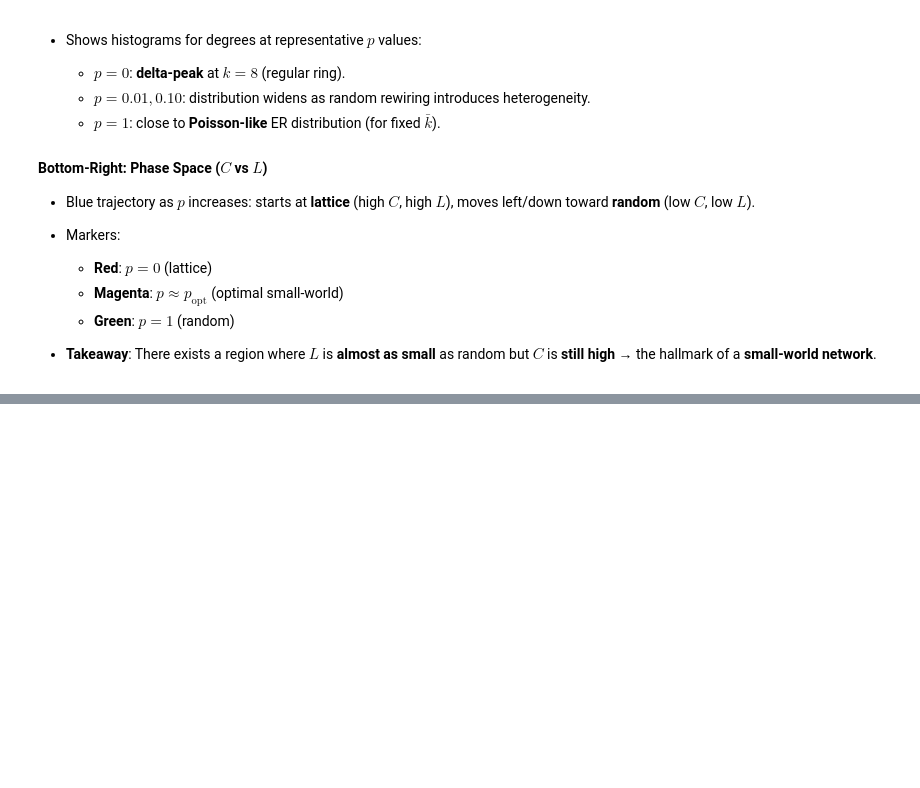
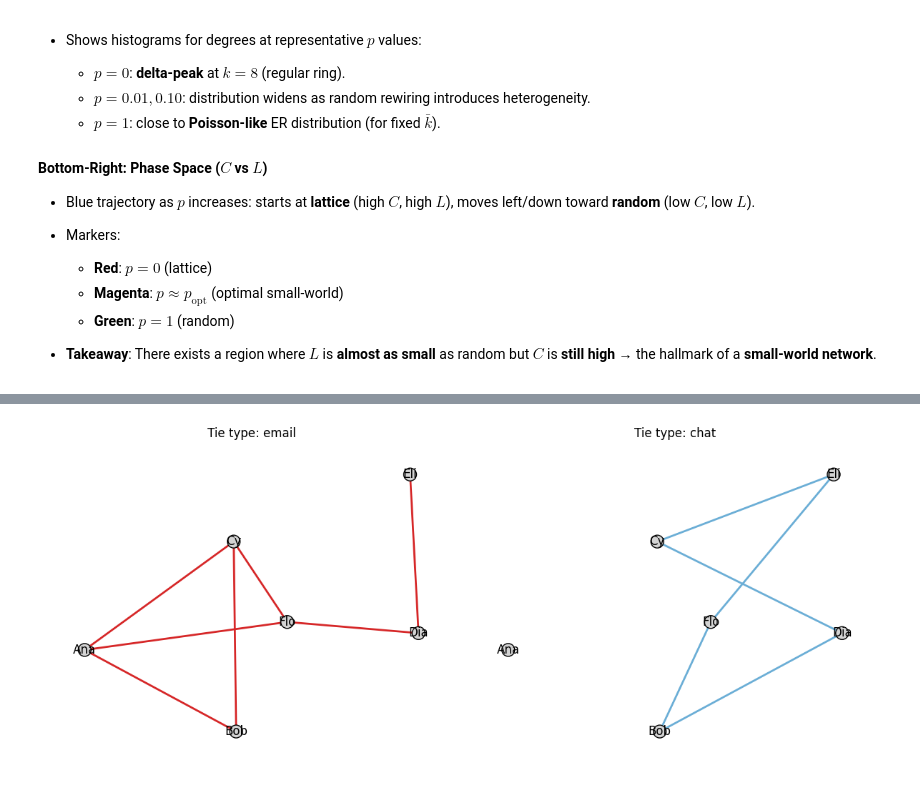
Before and after one commit to emanueleiacca/Data-Science-From-Scratch, a Jupyter notebook: DATA-DRIVEN MODELING OF COMPLEX SYSTEMS/Practical/igraphs_tutorial.ipynb, the cells around one changed output, grey strips where cells are left out. Saved outputs shown, nothing was run; the diff lists cells and outputs as text; code cells hidden in the pictures; blank space fills up the shorter version.

```diff
--- a/DATA-DRIVEN MODELING OF COMPLEX SYSTEMS/Practical/igraphs_tutorial.ipynb
+++ b/DATA-DRIVEN MODELING OF COMPLEX SYSTEMS/Practical/igraphs_tutorial.ipynb
@@ -1513,0 +1832,43 @@ This is a **four‑panel** summary for the Watts–Strogatz model (WS) with $n=3
+# %%
+# ─────────────────────────────────────────────────────────────────────────────
+# C.1) EDGE-TYPE SUBGRAPHS (same layout for side-by-side comparison)
+# ─────────────────────────────────────────────────────────────────────────────
+import matplotlib.pyplot as plt
+import pandas as pd
+
+assert 'G' in globals() and 'edges_df' in globals(), "This cell expects `G` and `edges_df`."
+
+# Identify the two most common edge types (fallbacks to all if <2 types)
+type_counts = edges_df['type'].value_counts()
+edge_types = list(type_counts.index[:2]) if not type_counts.empty else []
+if len(edge_types) < 2:
+    edge_types = sorted(set(edges_df['type']))[:2]
+
+# Build subgraphs by edge type via edge ID filtering
+def subgraph_by_type(edge_type: str) -> ig.Graph:
+    eids = [e.index for e in G.es if e['type'] == edge_type]
+    g_sub = G.subgraph_edges(eids, delete_vertices=False)
+    return g_sub
+
+gA = subgraph_by_type(edge_types[0]) if edge_types else G.copy()
+gB = subgraph_by_type(edge_types[1]) if len(edge_types) > 1 else G.copy()
+
+# Use the SAME layout coordinates from the full graph for both
+L_full = G.layout('fr')
+
+fig, axes = plt.subplots(1, 2, figsize=(12, 5))
+for ax, g_sub, label, color in zip(
+    axes, [gA, gB], edge_types,
+    ['#d62728', '#6baed6']
+):
+    ig.plot(
+        g_sub, target=ax, layout=L_full,
+        vertex_size=18, vertex_color='lightgray', vertex_label=G.vs['name'],
+        edge_color=color, margin=30
+    )
+    ax.set_title(f"Tie type: {label}")
+
+plt.tight_layout()
+plt.show()
+# %% [output]
+[figure, added]
```
Also changed, not shown: parts of 14 cells of this notebook, 2 other files.
